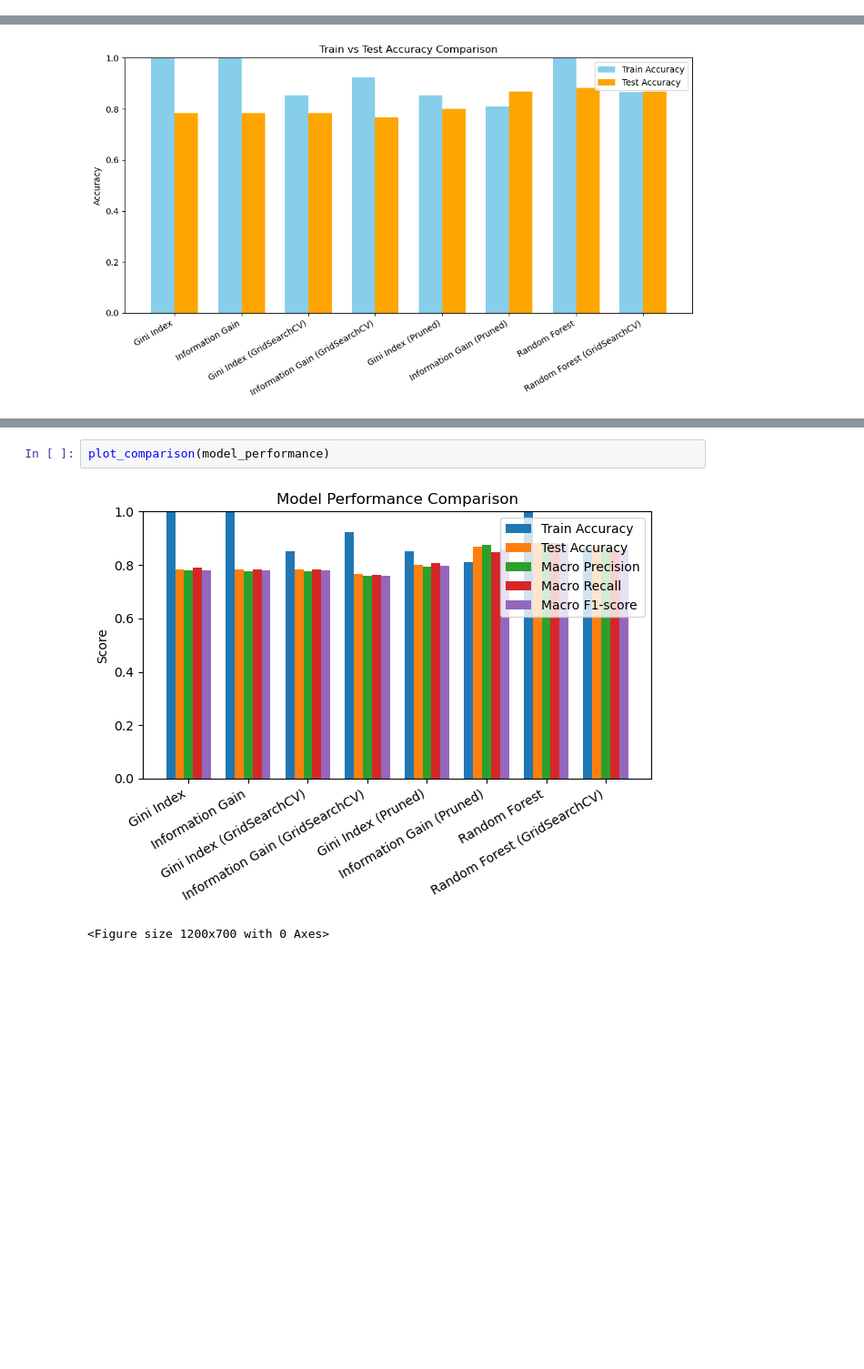
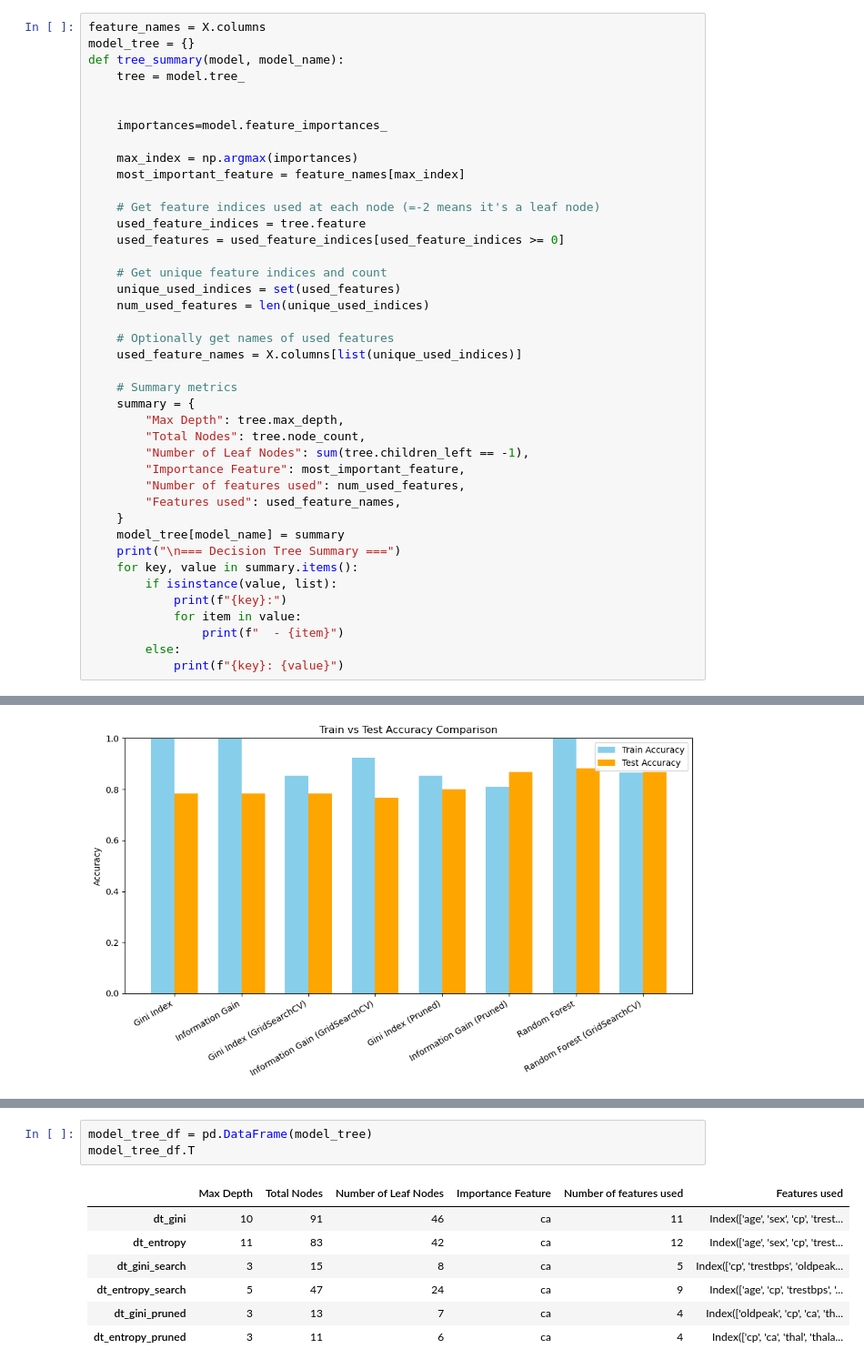
Before and after one commit to virakden/decision-tree-ranfor, a Jupyter notebook: decision-tree.ipynb, the cells around one changed output, grey strips where cells are left out. Shown at 91% size. Drawn from its saved outputs; the diff is of its cells as text; blank space fills up the shorter version.

```diff
--- a/decision-tree.ipynb
+++ b/decision-tree.ipynb
@@ -207,6 +208,47 @@ def evaluate(model, model_name, X_test, y_test):
     print("Classification Report:")
     print(classification_report(y_test, y_pred))
     print("-" * 60)
+# %%
+feature_names = X.columns
+model_tree = {}
+def tree_summary(model, model_name):
+    tree = model.tree_
+
+
+    importances=model.feature_importances_
+
+    max_index = np.argmax(importances)
+    most_important_feature = feature_names[max_index]
+
+    # Get feature indices used at each node (=-2 means it's a leaf node)
+    used_feature_indices = tree.feature
+    used_features = used_feature_indices[used_feature_indices >= 0]
+
+    # Get unique feature indices and count
+    unique_used_indices = set(used_features)
+    num_used_features = len(unique_used_indices)
+
+    # Optionally get names of used features
+    used_feature_names = X.columns[list(unique_used_indices)]
+
+    # Summary metrics
+    summary = {
+        "Max Depth": tree.max_depth,
+        "Total Nodes": tree.node_count,
+        "Number of Leaf Nodes": sum(tree.children_left == -1),
+        "Importance Feature": most_important_feature,
+        "Number of features used": num_used_features,
+        "Features used": used_feature_names,
+    }
+    model_tree[model_name] = summary
+    print("\n=== Decision Tree Summary ===")
+    for key, value in summary.items():
+        if isinstance(value, list):
+            print(f"{key}:")
+            for item in value:
+                print(f"  - {item}")
+        else:
+            print(f"{key}: {value}")
 # %%
 def visualizeModel(model, folder):
     dot_data = export_graphviz(
@@ -700,5 +786,11 @@ def plot_comparison(performance_dict):
-# %%
-plot_comparison(model_performance)
-# %% [output]
-[figure, removed]
-<Figure size 1200x700 with 0 Axes>
+# %%
+model_tree_df = pd.DataFrame(model_tree)
+model_tree_df.T
+# %% [output]
+|  | Max Depth | Total Nodes | Number of Leaf Nodes | Importance Feature | Number of features used | Features used |
+| dt_gini | 10 | 91 | 46 | ca | 11 | Index(['age', 'sex', 'cp', 'trest... |
+| dt_entropy | 11 | 83 | 42 | ca | 12 | Index(['age', 'sex', 'cp', 'trest... |
+| dt_gini_search | 3 | 15 | 8 | ca | 5 | Index(['cp', 'trestbps', 'oldpeak... |
+| dt_entropy_search | 5 | 47 | 24 | ca | 9 | Index(['age', 'cp', 'trestbps', '... |
+| dt_gini_pruned | 3 | 13 | 7 | ca | 4 | Index(['oldpeak', 'cp', 'ca', 'th... |
+| dt_entropy_pruned | 3 | 11 | 6 | ca | 4 | Index(['cp', 'ca', 'thal', 'thala... |
```
Also changed, not shown: parts of 22 cells of this notebook, 9 other files.
